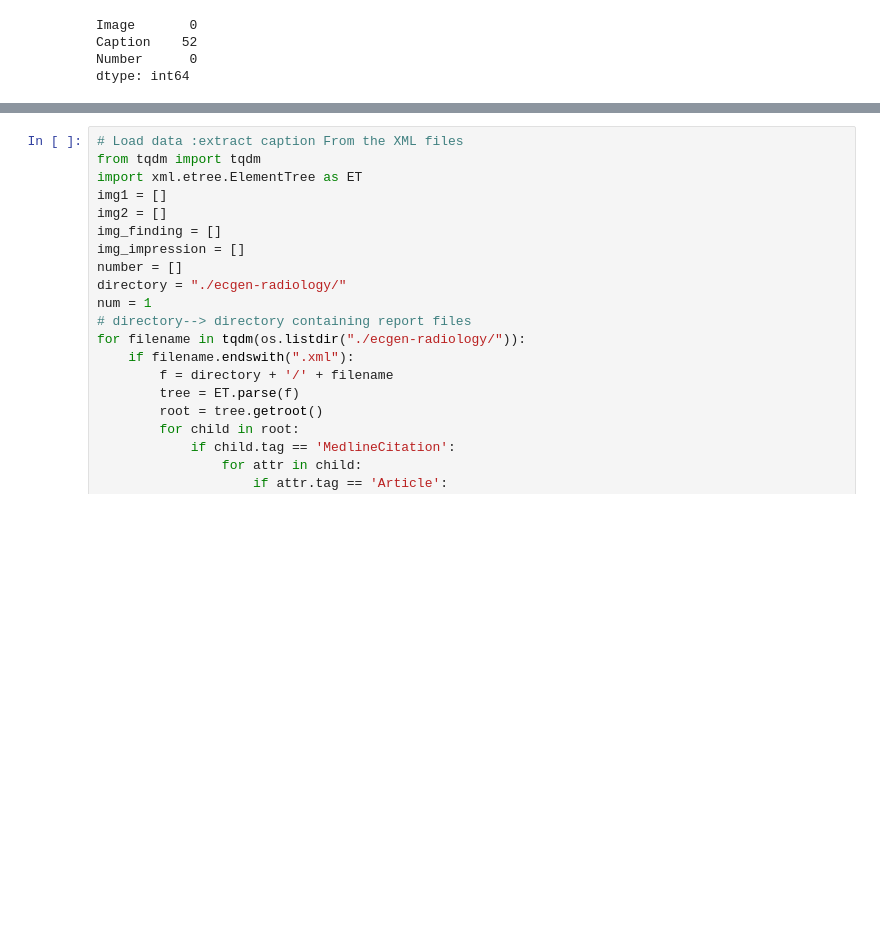
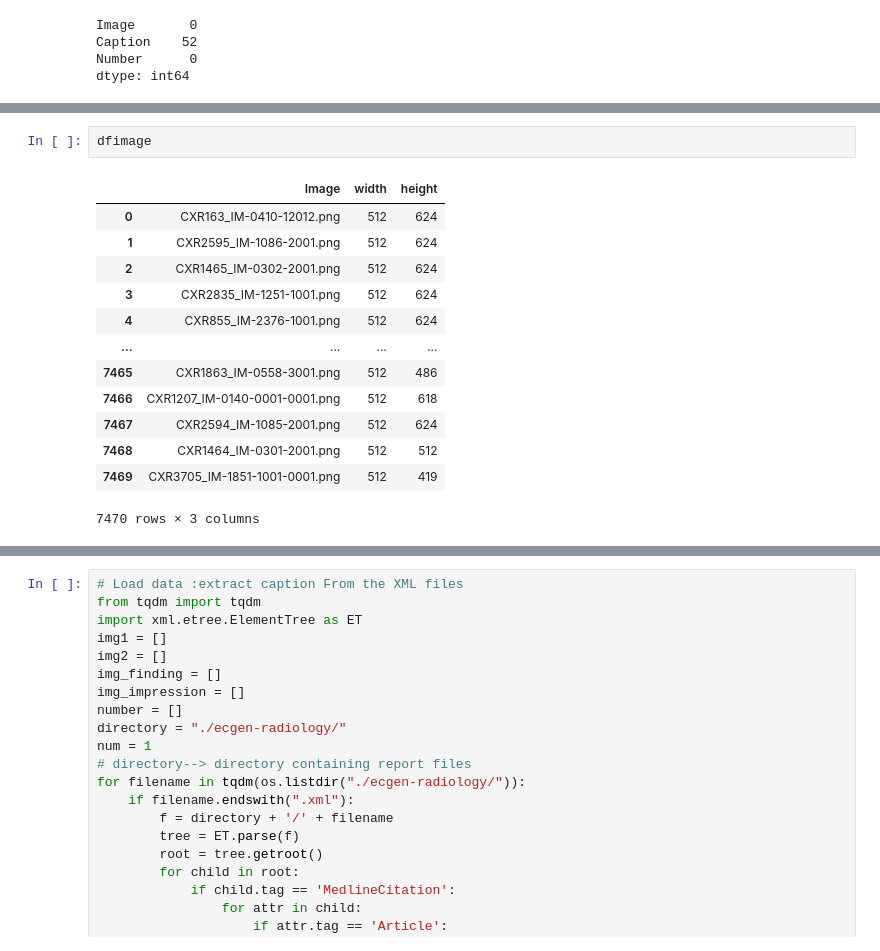
Before and after one commit to shuyuexu/4994finalproj-stage1, a Jupyter notebook: stage1.ipynb, the cells around one changed output, grey strips where cells are left out. Cells and saved outputs as stored; diff of their text form; blank space fills up the shorter version.

```diff
--- a/stage1.ipynb
+++ b/stage1.ipynb
@@ -129,0 +148,16 @@ dtype: int64
+# %%
+dfimage
+# %% [output]
+|  | Image | width | height |
+| 0 | CXR163_IM-0410-12012.png | 512 | 624 |
+| 1 | CXR2595_IM-1086-2001.png | 512 | 624 |
+| 2 | CXR1465_IM-0302-2001.png | 512 | 624 |
+| 3 | CXR2835_IM-1251-1001.png | 512 | 624 |
+| 4 | CXR855_IM-2376-1001.png | 512 | 624 |
+| ... | ... | ... | ... |
+| 7465 | CXR1863_IM-0558-3001.png | 512 | 486 |
+| 7466 | CXR1207_IM-0140-0001-0001.png | 512 | 618 |
+| 7467 | CXR2594_IM-1085-2001.png | 512 | 624 |
+| 7468 | CXR1464_IM-0301-2001.png | 512 | 512 |
+| 7469 | CXR3705_IM-1851-1001-0001.png | 512 | 419 |
+7470 rows × 3 columns
```
Also changed, not shown: parts of 4 cells of this notebook.
